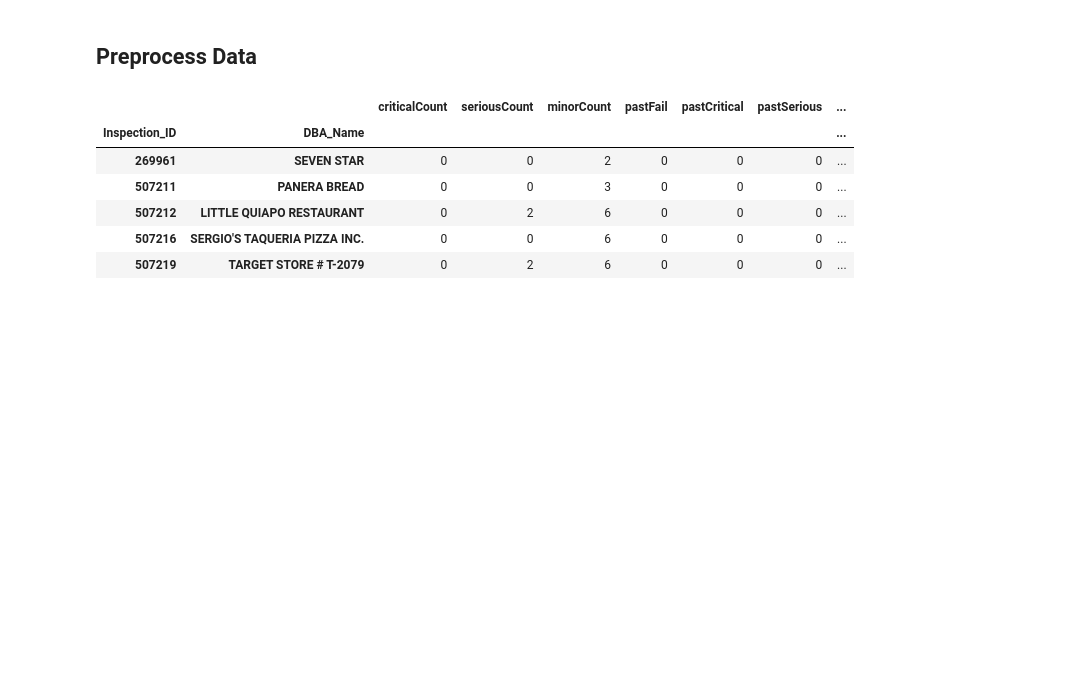
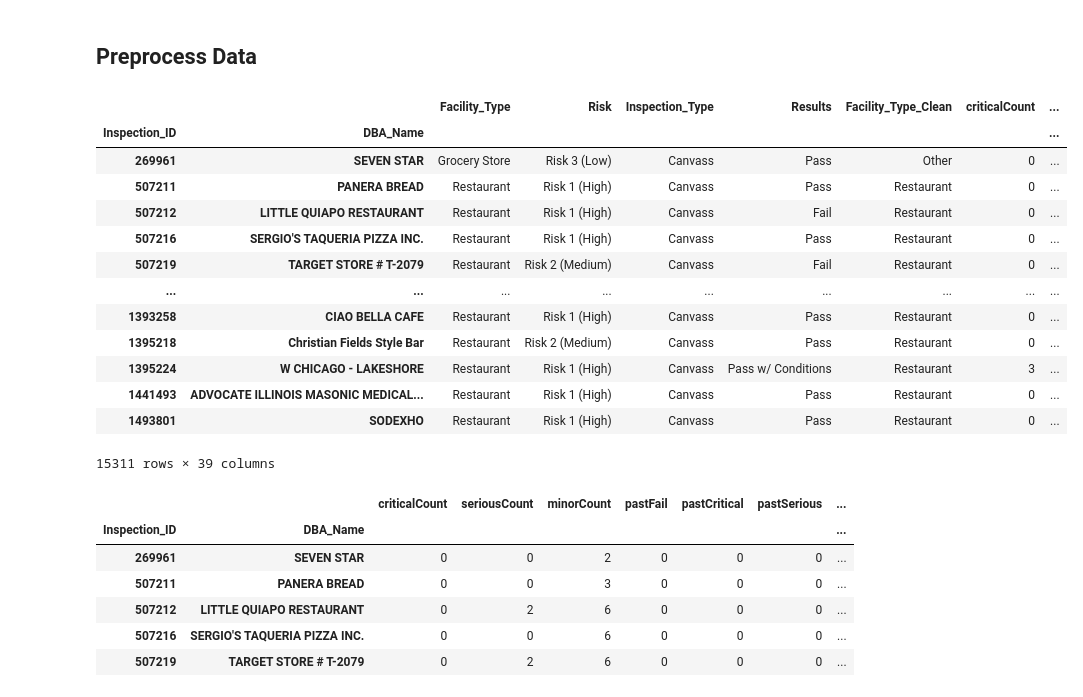
Before and after one commit to neldeeb7/CSS_Project3_Team1_Fall2021, a Jupyter notebook: Project 3 - Team 1.ipynb, the cells around one changed output. Cells and saved outputs as stored; diff of their text form; code cells hidden in the pictures; blank space fills up the shorter version.

```diff
--- a/Project 3 Students.ipynb
+++ b/Project 3 - Team 1.ipynb
@@ -133,6 +133,23 @@ chicago_inspections_2011_to_2013 = chicago_inspections_2011_to_2013.dropna().dro
                                       'maxDate',
                                       'Inspection_MonthYear'],
                                       axis = 1)
+# %%
+chicago_inspections_2011_to_2013
+# %% [output]
+|  |  | Facility_Type | Risk | Inspection_Type | Results | Facility_Type_Clean | criticalCount | ... |
+| Inspection_ID | DBA_Name |  |  |  |  |  |  | ... |
+| 269961 | SEVEN STAR | Grocery Store | Risk 3 (Low) | Canvass | Pass | Other | 0 | ... |
+| 507211 | PANERA BREAD | Restaurant | Risk 1 (High) | Canvass | Pass | Restaurant | 0 | ... |
+| 507212 | LITTLE QUIAPO RESTAURANT | Restaurant | Risk 1 (High) | Canvass | Fail | Restaurant | 0 | ... |
+| 507216 | SERGIO'S TAQUERIA PIZZA INC. | Restaurant | Risk 1 (High) | Canvass | Pass | Restaurant | 0 | ... |
+| 507219 | TARGET STORE # T-2079 | Restaurant | Risk 2 (Medium) | Canvass | Fail | Restaurant | 0 | ... |
+| ... | ... | ... | ... | ... | ... | ... | ... | ... |
+| 1393258 | CIAO BELLA CAFE | Restaurant | Risk 1 (High) | Canvass | Pass | Restaurant | 0 | ... |
+| 1395218 | Christian Fields Style Bar | Restaurant | Risk 2 (Medium) | Canvass | Pass | Restaurant | 0 | ... |
+| 1395224 | W CHICAGO - LAKESHORE | Restaurant | Risk 1 (High) | Canvass | Pass w/ Conditions | Restaurant | 3 | ... |
+| 1441493 | ADVOCATE ILLINOIS MASONIC MEDICAL... | Restaurant | Risk 1 (High) | Canvass | Pass | Restaurant | 0 | ... |
+| 1493801 | SODEXHO | Restaurant | Risk 1 (High) | Canvass | Pass | Restaurant | 0 | ... |
+15311 rows × 39 columns
 # %%
 # Set target variable.
 y = chicago_inspections_2011_to_2013['Results']
```
Also changed, not shown: parts of 3 cells of this notebook, 2 other files.
